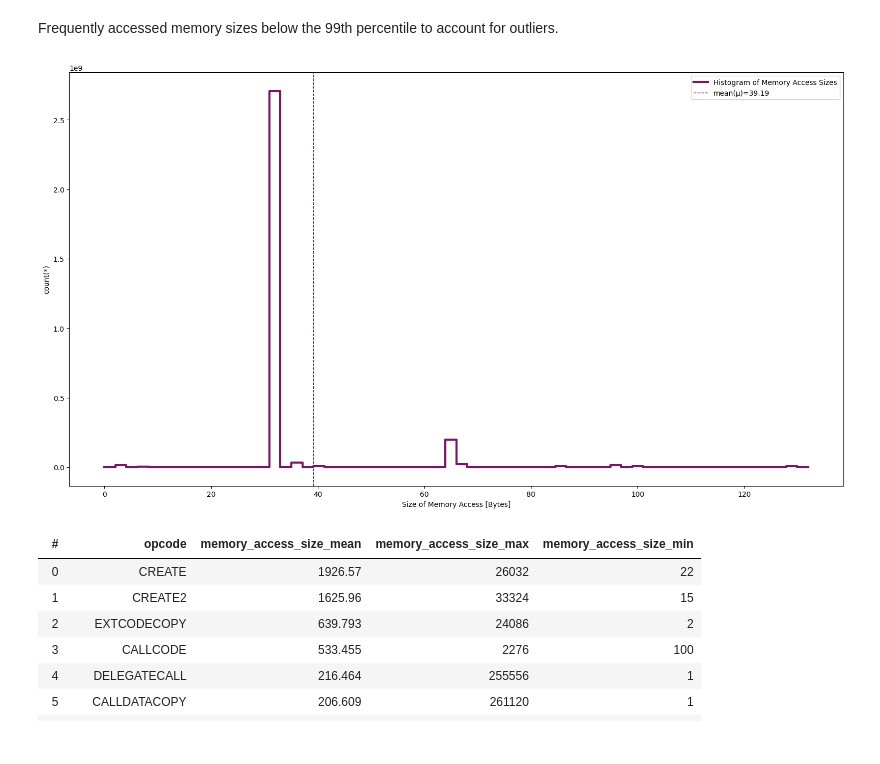
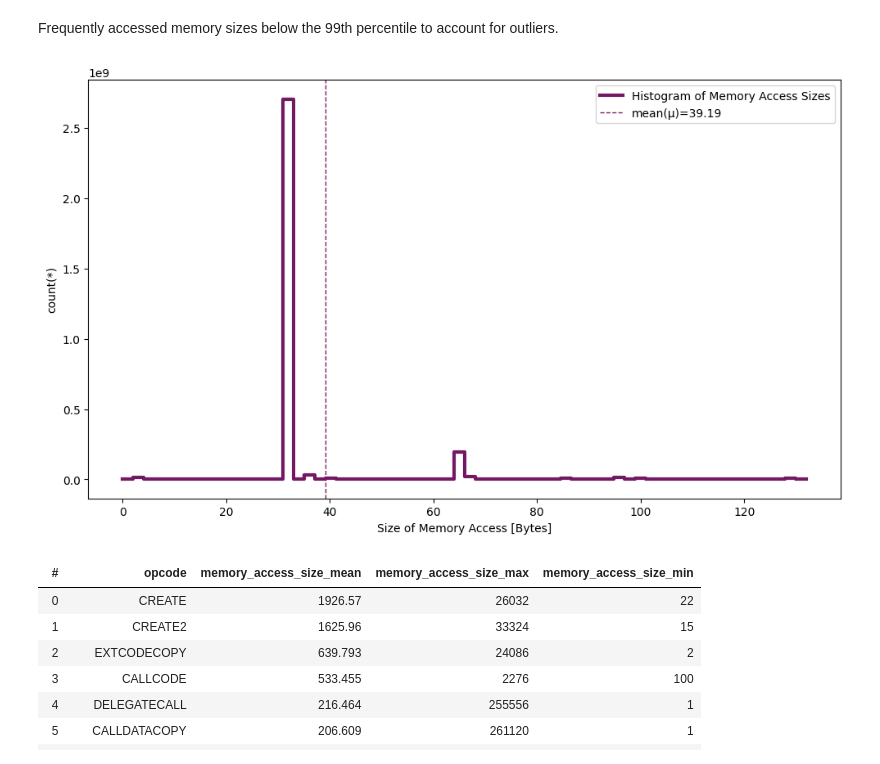
Before and after one commit to raxhvl/evm-memory-analysis, a Jupyter notebook: evm-memory-analysis.ipynb, the cells around one changed output. Drawn from its saved outputs; the diff is of its cells as text; code cells hidden in the pictures.

```diff
--- a/evm-memory-analysis.ipynb
+++ b/evm-memory-analysis.ipynb
@@ -83,15 +78,15 @@ show_column_summary(df.memory_access_size)
 # %% [markdown]
 Frequently accessed memory sizes below the 99th percentile to account for outliers.
 # %%
-plt.figure(figsize=(16,9))
+plt.figure(figsize=(10,6))
 df.viz.histogram('memory_access_size', limits=[0,132], lw=3, shape=64, color=PRIMARY_COLOR, label="Histogram of Memory Access Sizes")
 plt.xlabel('Size of Memory Access [Bytes]')
 mean_size = df.memory_access_size.mean()
 plt.axvline(mean_size, color=PRIMARY_COLOR, linewidth=1, linestyle='--', label=f"mean(μ)={mean_size:.2f}")
 plt.legend()
 plt.show()
 # %% [output]
-[figure, old version]
+[figure, new version]
 # %%
 vaex.settings.display.max_rows = 30
 df.groupby("opcode", agg={"memory_access_size": ["mean","max", "min"]}).sort(["memory_access_size_mean", "memory_access_size_max", "memory_access_size_min"],ascending=False)
```
Also changed, not shown: parts of 5 cells of this notebook.
